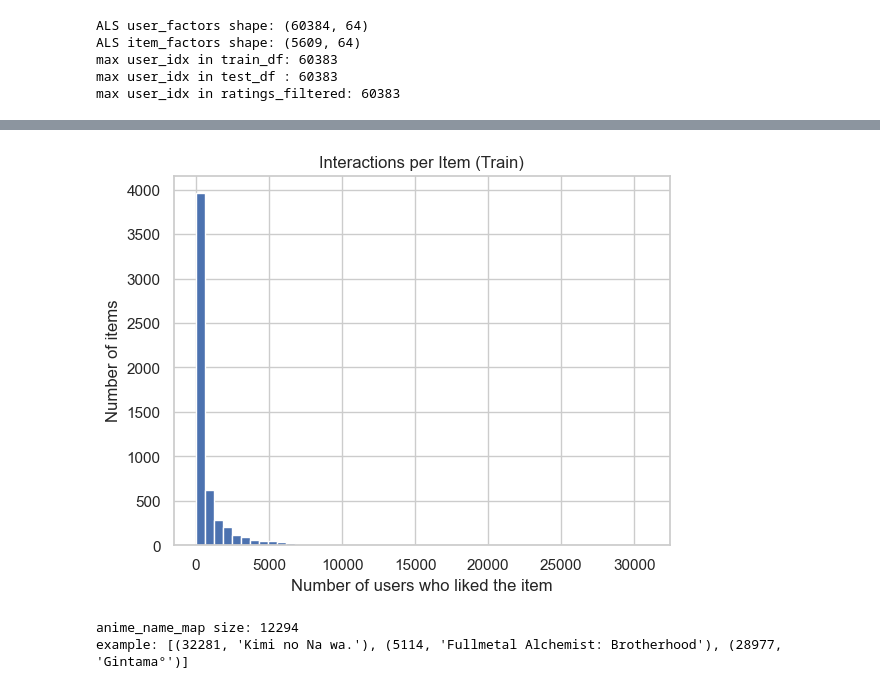
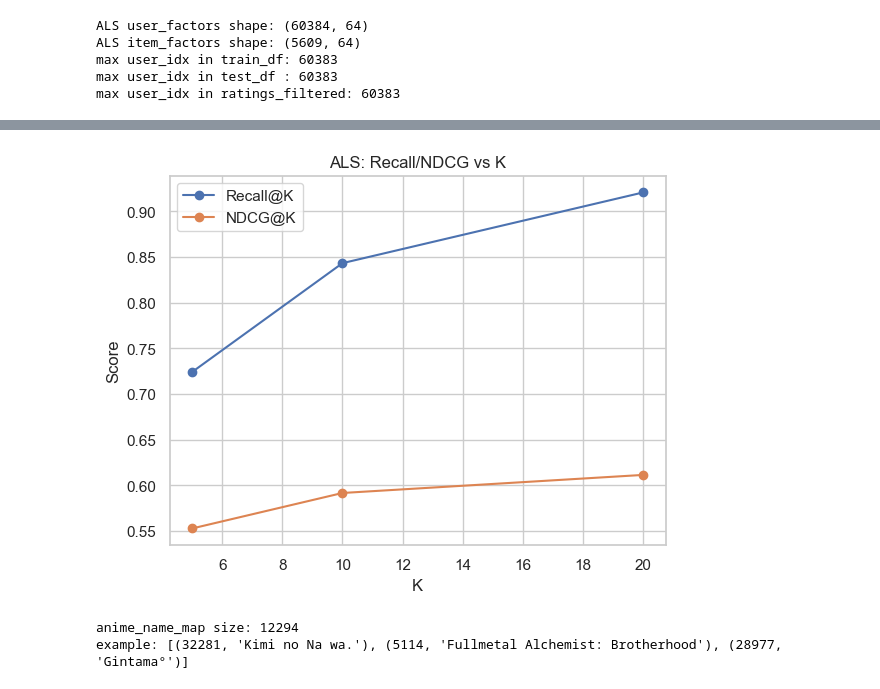
Before and after one commit to natalija529/web-mining, a Jupyter notebook: main.ipynb, the cells around one changed output, grey strips where cells are left out. Saved outputs shown, nothing was run; the diff lists cells and outputs as text; code cells hidden in the pictures.

```diff
--- a/main.ipynb
+++ b/main.ipynb
@@ -648,14 +649,30 @@ plt.show()
-# %%
-item_counts = train_df["item_idx"].value_counts()
-
-plt.figure()
-plt.hist(item_counts, bins=50)
-plt.title("Interactions per Item (Train)")
-plt.xlabel("Number of users who liked the item")
-plt.ylabel("Number of items")
-plt.show()
-# %% [output]
-[figure, removed]
+# %%
+k_list = [5, 10, 20]
+als_recalls = []
+als_ndcgs = []
+
+for k in k_list:
+    r, n = evaluate_sampled_topk(
+        als_score_fn,
+        test_user_item=test_user_item,
+        train_user_items=train_user_items,
+        num_items=n_items,
+        k=k,
+        num_neg=200,
+    )
+    als_recalls.append(r)
+    als_ndcgs.append(n)
+
+plt.figure()
+plt.plot(k_list, als_recalls, marker="o", label="Recall@K")
+plt.plot(k_list, als_ndcgs, marker="o", label="NDCG@K")
+plt.title("ALS: Recall/NDCG vs K")
+plt.xlabel("K")
+plt.ylabel("Score")
+plt.legend()
+plt.show()
+# %% [output]
+[figure, added]
 # %%
 anime_clean = anime.copy()
 
```
Also changed, not shown: parts of 30 cells of this notebook.
